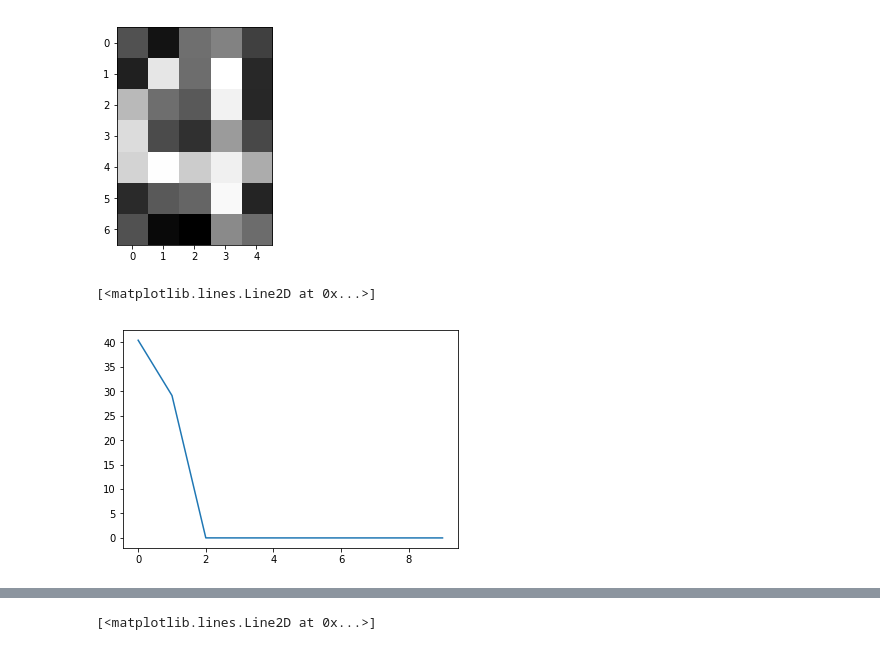
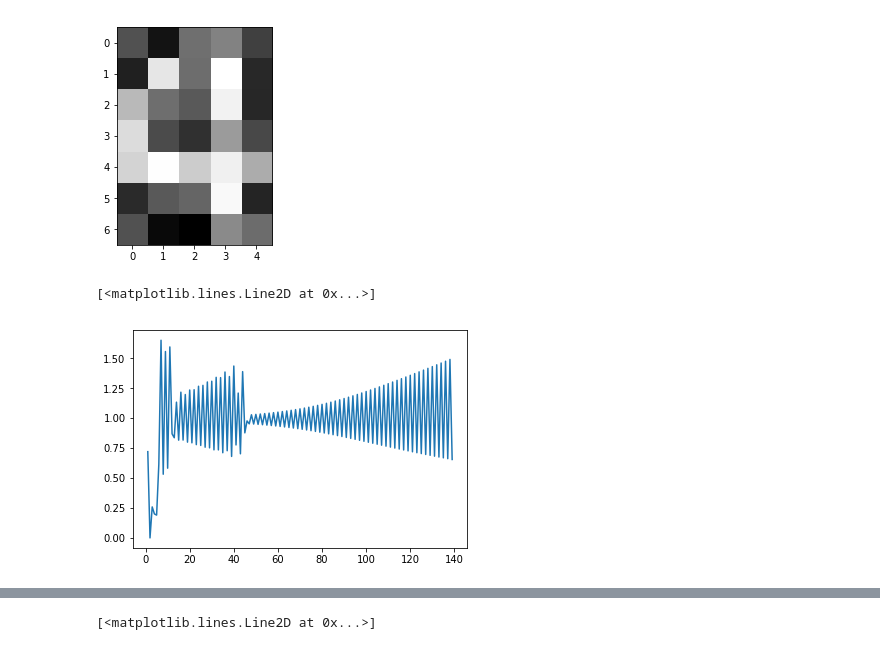
Before and after one commit to margaritageleta/SLNN, a Jupyter notebook: Untitled1.ipynb, the cells around one changed output, grey strips where cells are left out. Cells and saved outputs as stored; diff of their text form; code cells hidden in the pictures.

```diff
--- a/Untitled1.ipynb
+++ b/Untitled1.ipynb
@@ -20,6 +20,8 @@ from ls import linesearch
 def GM(x, f, g, eps, kmax, precision = 6):
     gradient_norm = round(np.linalg.norm(g(x)), precision)
     Xk = [[np.NaN, f(x), gradient_norm]]
+    rk = [np.NaN]
+    Mk = [np.NaN]
     #==============#
     k = 0
     almax = 1
@@ -34,16 +36,20 @@ def GM(x, f, g, eps, kmax, precision = 6):
         #===========#
         gradient_norm = np.round(np.linalg.norm(g(x)), precision)
         Xk.append([alpha, f(x), gradient_norm])
+        rk.append(np.linalg.norm(g(x))/np.linalg.norm((g(x_prev))))
+        Mk.append(np.linalg.norm(g(x))/(np.linalg.norm((g(x_prev)))**2))
         #===========#
-        #print("[GM] Final:",x.T)
-        #print("[GM] Iterations:", k)
     data = pd.DataFrame(Xk, columns=["alpha", "f(x)", "||g(x)||"], dtype=np.float)
+    data['r'] = rk
+    data['M'] = Mk
     return x, data
 # %%
 def BFGS(x, f, g, eps, kmax, precision = 6):
     gradient_norm = np.round(np.linalg.norm(g(x)), precision)
     Xk = [[np.NaN, f(x), gradient_norm]]
-
+    rk = [np.NaN]
+    Mk = [np.NaN]
+    #===========#
     H = I = np.identity(len(g(x)))
     k = 0
     almax = 1
@@ -59,7 +65,10 @@ def BFGS(x, f, g, eps, kmax, precision = 6):
             alpha, *_ = line_search(f, g, x, d, c1 = 0.01, c2 = 0.45)
         if alpha is None:
             print("Stopped because of alpha (!)")
-            return x, pd.DataFrame(Xk, columns=["alpha", "f(x)", "||g(x)||"], dtype=np.float)
+            databfgs = pd.DataFrame(Xk, columns=["alpha", "f(x)", "||g(x)||"], dtype=np.float)
+            databfgs['r'] = rk
+            databfgs['M'] = Mk
+            return x, databfgs
         old_g = g(x)
         old_d = d
         old_al = alpha
@@ -70,14 +79,22 @@ def BFGS(x, f, g, eps, kmax, precision = 6):
         rho = 1 / ((y).T @ s)
         H = (I - rho * s @ y.T) @ H @ (I - rho * y @ (s.T)) + rho * s @ s.T
         k += 1
-
+        #===========#
         gradient_norm = np.round(np.linalg.norm(g(x)), precision)
         Xk.append([alpha, f(x), gradient_norm])
-    return x, pd.DataFrame(Xk, columns=["alpha", "f(x)", "||g(x)||"], dtype=np.float)
+        rk.append(np.linalg.norm(g(x))/np.linalg.norm((g(x_prev))))
+        Mk.append(np.linalg.norm(g(x))/(np.linalg.norm((g(x_prev)))**2))
+        #===========#
+    databfgs = pd.DataFrame(Xk, columns=["alpha", "f(x)", "||g(x)||"], dtype=np.float)
+    databfgs['r'] = rk
+    databfgs['M'] = Mk
+    return x, databfgs
 # %%
 def CGM(x, f, g, eps, kmax, iCG, iRC, precision = 6):
     gradient_norm = round(np.linalg.norm(g(x)), precision)
     Xk = [[np.NaN, f(x), gradient_norm]]
+    rk = [np.NaN]
+    Mk = [np.NaN]
     #==============#
     d = -g(x)
     k = 0
@@ -109,8 +126,12 @@ def CGM(x, f, g, eps, kmax, iCG, iRC, precision = 6):
         #===========#
         gradient_norm = np.round(np.linalg.norm(g(x)), precision)
         Xk.append([alpha, f(x), gradient_norm])
+        rk.append(np.linalg.norm(g(x))/np.linalg.norm((g(x_prev))))
+        Mk.append(np.linalg.norm(g(x))/(np.linalg.norm((g(x_prev)))**2))
         #===========#
     data = pd.DataFrame(Xk, columns=["alpha", "f(x)", "||g(x)||"], dtype=np.float)
+    data['r'] = rk
+    data['M'] = Mk
     return x, data
 # %%
 def y(X, w):
@@ -274,7 +219,7 @@ class SLNN:
 train, test, ytr, yte = gen_data(123456, 500, [4], 0.5, 0.1)
 net = SLNN()
 net.train("GM", train, ytr)
-data = net.summary(test, yte)
+datagm = net.summary(test, yte)
 # %% [output]
 Single Layer Neural Network (SLNN)
 ---------------------------------------------------------------------------
@@ -295,10 +240,12 @@ Test accuracy:                  100.0%
 ---------------------------------------------------------------------------
 [figure]
 # %%
-plt.plot(data['||g(x)||'][0:10])
+#plt.plot(data['||g(x)||'][0:10])
+plt.plot(datagm['r'])
+#plt.plot(data['M'])
 # %% [output]
 [<matplotlib.lines.Line2D at 0x...>]
-[figure, old version]
+[figure, new version]
 # %%
 train, test, ytr, yte = gen_data(123456, 500, [4], 0.5, 0.1)
 net = SLNN()
```
Also changed, not shown: parts of 11 cells of this notebook.
